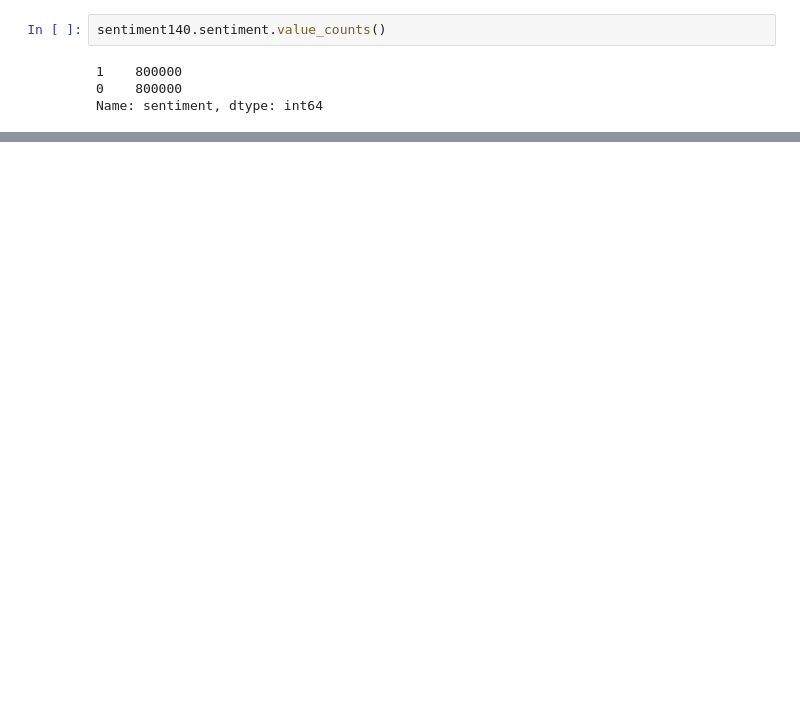
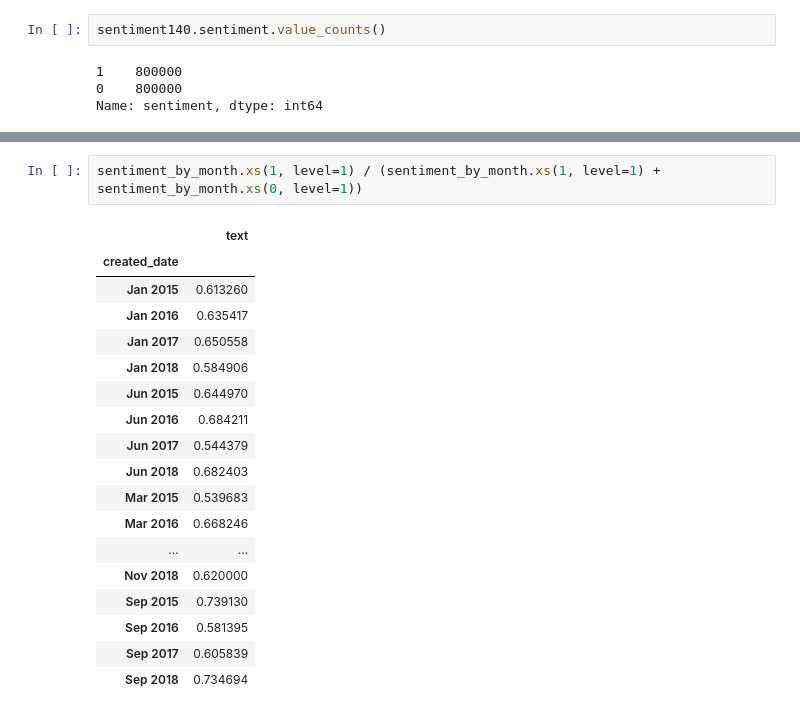
Before and after one commit to import-fola/buhari_sentiment, a Jupyter notebook: buhari_twitter_sentiment_analysis.ipynb, the cells around one changed output, grey strips where cells are left out. Saved outputs shown, nothing was run; the diff lists cells and outputs as text; blank space fills up the shorter version.

```diff
--- a/buhari_twitter_sentiment_analysis.ipynb
+++ b/buhari_twitter_sentiment_analysis.ipynb
@@ -250,0 +463,21 @@ sentiment140.text = sentiment140.text.apply(preprocess_tweet)
+# %%
+sentiment_by_month.xs(1, level=1) / (sentiment_by_month.xs(1, level=1) + sentiment_by_month.xs(0, level=1))
+# %% [output]
+|  | text |
+| created_date |  |
+| Jan 2015 | 0.613260 |
+| Jan 2016 | 0.635417 |
+| Jan 2017 | 0.650558 |
+| Jan 2018 | 0.584906 |
+| Jun 2015 | 0.644970 |
+| Jun 2016 | 0.684211 |
+| Jun 2017 | 0.544379 |
+| Jun 2018 | 0.682403 |
+| Mar 2015 | 0.539683 |
+| Mar 2016 | 0.668246 |
+| ... | ... |
+| Nov 2018 | 0.620000 |
+| Sep 2015 | 0.739130 |
+| Sep 2016 | 0.581395 |
+| Sep 2017 | 0.605839 |
+| Sep 2018 | 0.734694 |
```
Also changed, not shown: parts of 37 cells of this notebook.
